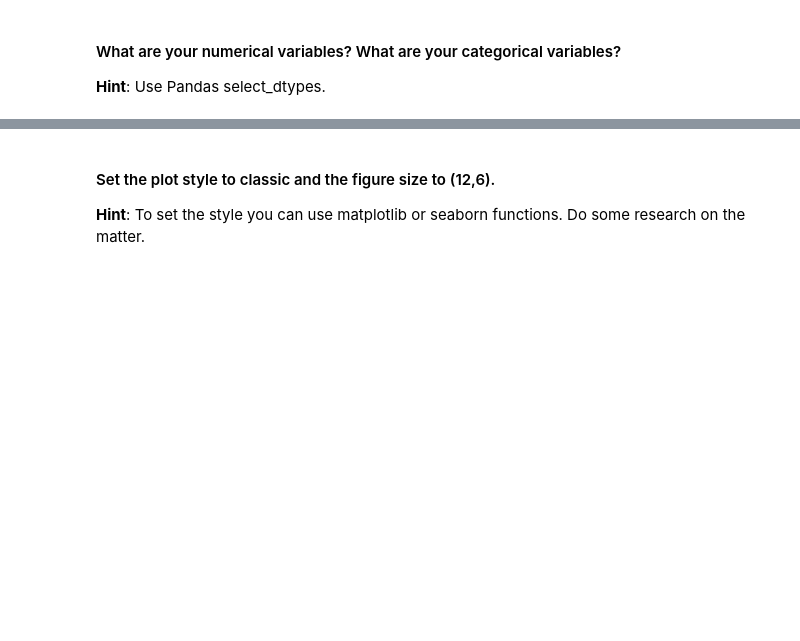
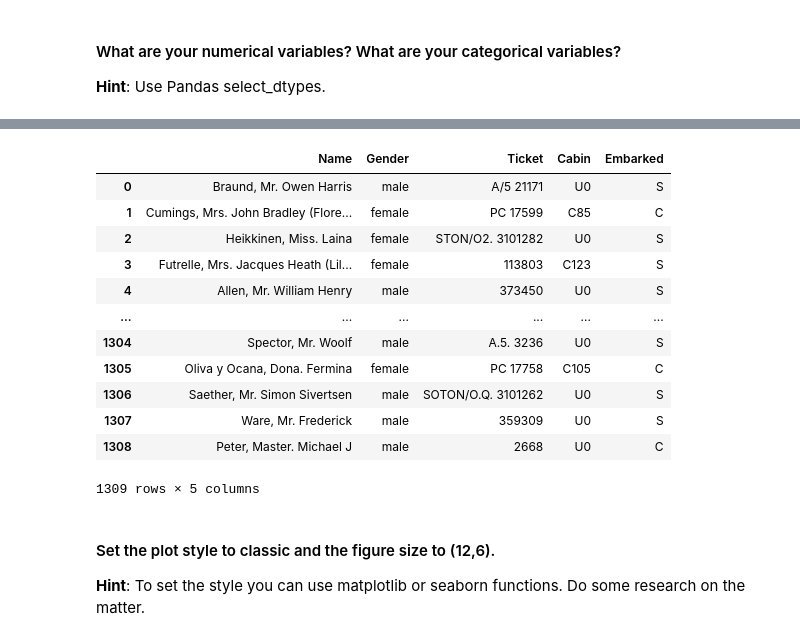
Before and after one commit to Adonis232/dataptmad0420, a Jupyter notebook: module-2/matplotlib-seaborn/your-code/main.ipynb, the cells around one changed output, grey strips where cells are left out. Cells and saved outputs as stored; diff of their text form; code cells hidden in the pictures; blank space fills up the shorter version.

```diff
--- a/module-2/matplotlib-seaborn/your-code/main.ipynb
+++ b/module-2/matplotlib-seaborn/your-code/main.ipynb
@@ -190,6 +235,21 @@ fitbit['Steps'].plot(kind='bar',
 # %%
 # CATEGORICAL VARIABLES
 # your code here
+titanic.select_dtypes(include='object')
+# %% [output]
+|  | Name | Gender | Ticket | Cabin | Embarked |
+| 0 | Braund, Mr. Owen Harris | male | A/5 21171 | U0 | S |
+| 1 | Cumings, Mrs. John Bradley (Flore... | female | PC 17599 | C85 | C |
+| 2 | Heikkinen, Miss. Laina | female | STON/O2. 3101282 | U0 | S |
+| 3 | Futrelle, Mrs. Jacques Heath (Lil... | female | 113803 | C123 | S |
+| 4 | Allen, Mr. William Henry | male | 373450 | U0 | S |
+| ... | ... | ... | ... | ... | ... |
+| 1304 | Spector, Mr. Woolf | male | A.5. 3236 | U0 | S |
+| 1305 | Oliva y Ocana, Dona. Fermina | female | PC 17758 | C105 | C |
+| 1306 | Saether, Mr. Simon Sivertsen | male | SOTON/O.Q. 3101262 | U0 | S |
+| 1307 | Ware, Mr. Frederick | male | 359309 | U0 | S |
+| 1308 | Peter, Master. Michael J | male | 2668 | U0 | C |
+1309 rows × 5 columns
 # %% [markdown]
 #### Set the plot style to classic and the figure size to (12,6).
 **Hint**: To set the style you can use matplotlib or seaborn functions. Do some research on the matter.
```
Also changed, not shown: parts of 15 cells of this notebook.
